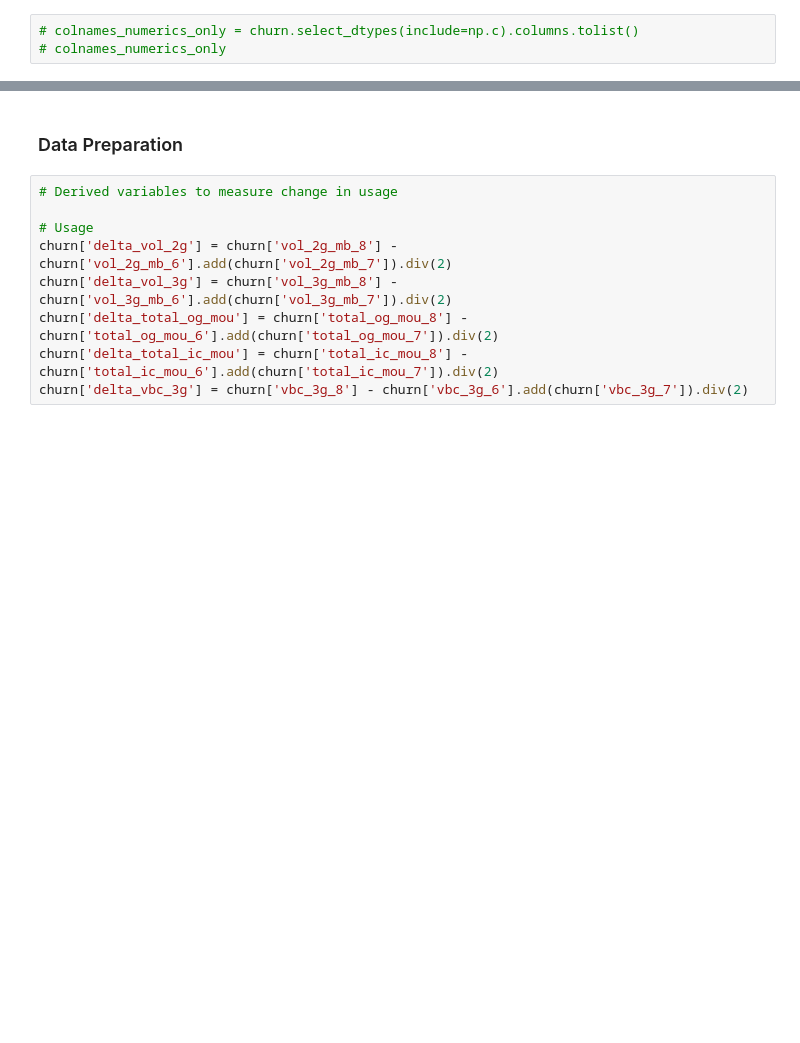
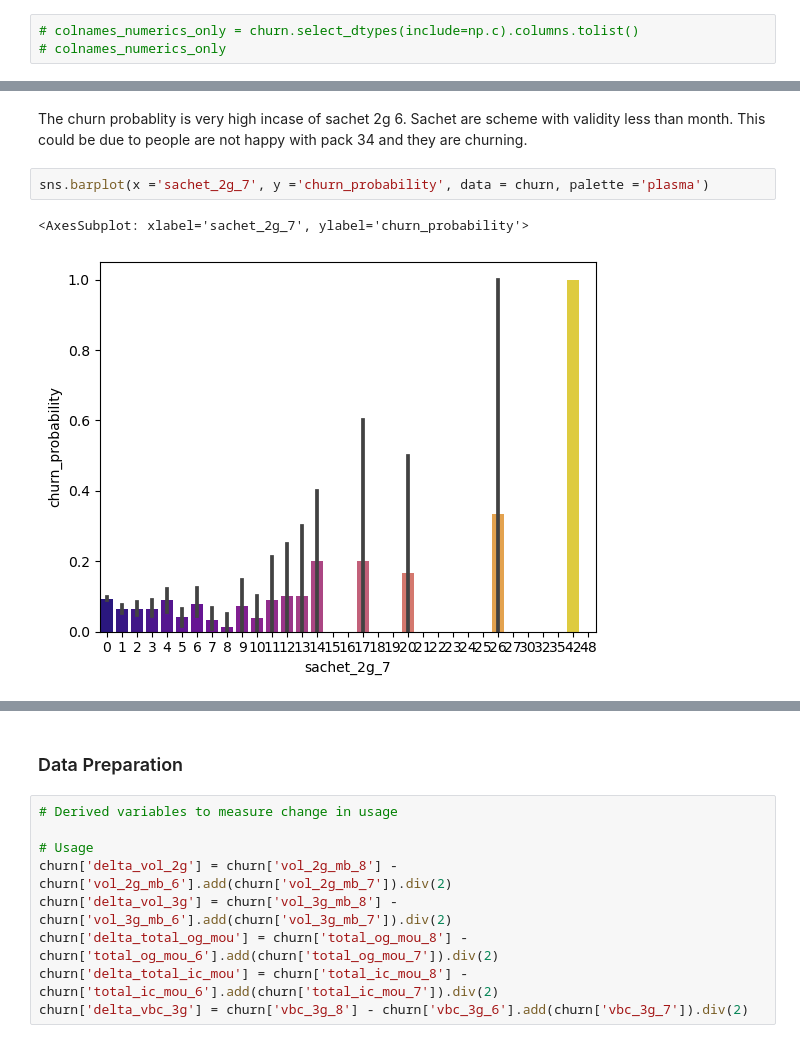
Before and after one commit to bharathsanjai/telecom-churn-case-study, a Jupyter notebook: Telecom_Churn_case_study.ipynb, the cells around one changed output, grey strips where cells are left out. Saved outputs shown, nothing was run; the diff lists cells and outputs as text; blank space fills up the shorter version.

```diff
--- a/Telecom_Churn_case_study.ipynb
+++ b/Telecom_Churn_case_study.ipynb
@@ -945,0 +957,7 @@ plt.show()
+# %% [markdown]
+The churn probablity is very high incase of sachet 2g 6. Sachet are scheme with validity less than month. This could be due to people are not happy with pack 34 and they are churning.
+# %%
+sns.barplot(x ='sachet_2g_7', y ='churn_probability', data = churn, palette ='plasma')
+# %% [output]
+<AxesSubplot: xlabel='sachet_2g_7', ylabel='churn_probability'>
+[figure, added]
```
Also changed, not shown: parts of 67 cells of this notebook.
